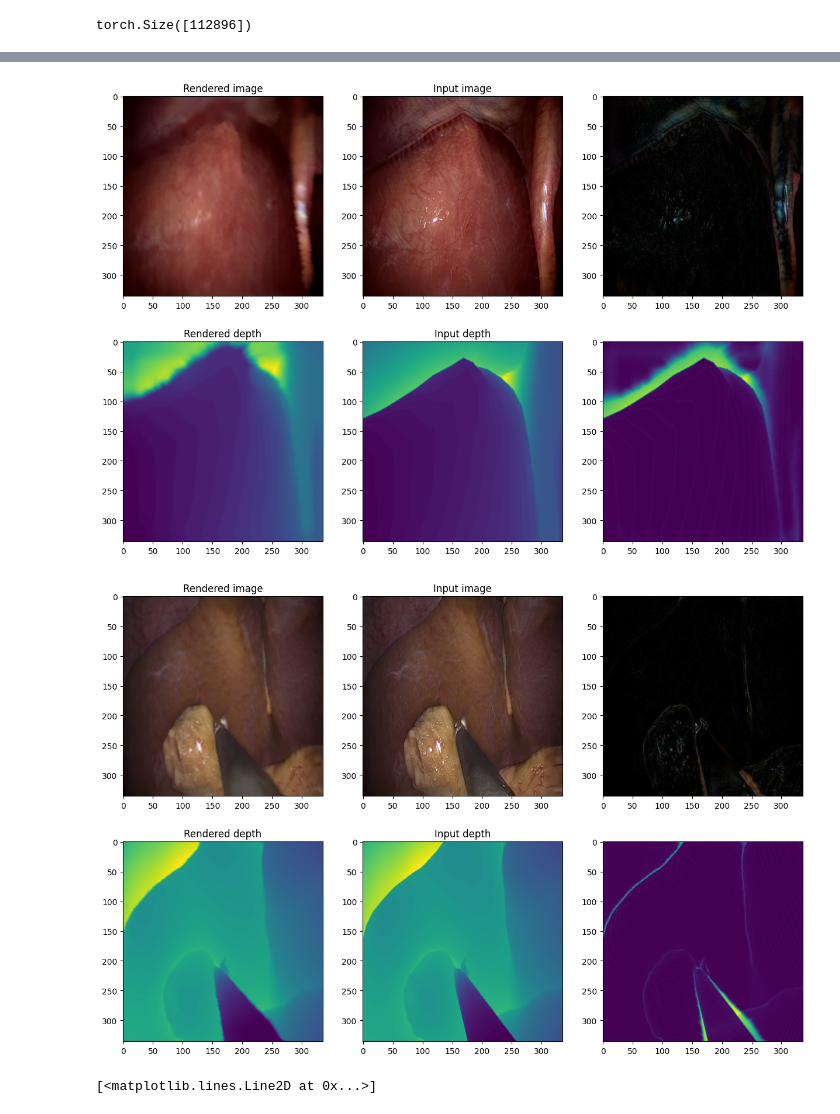
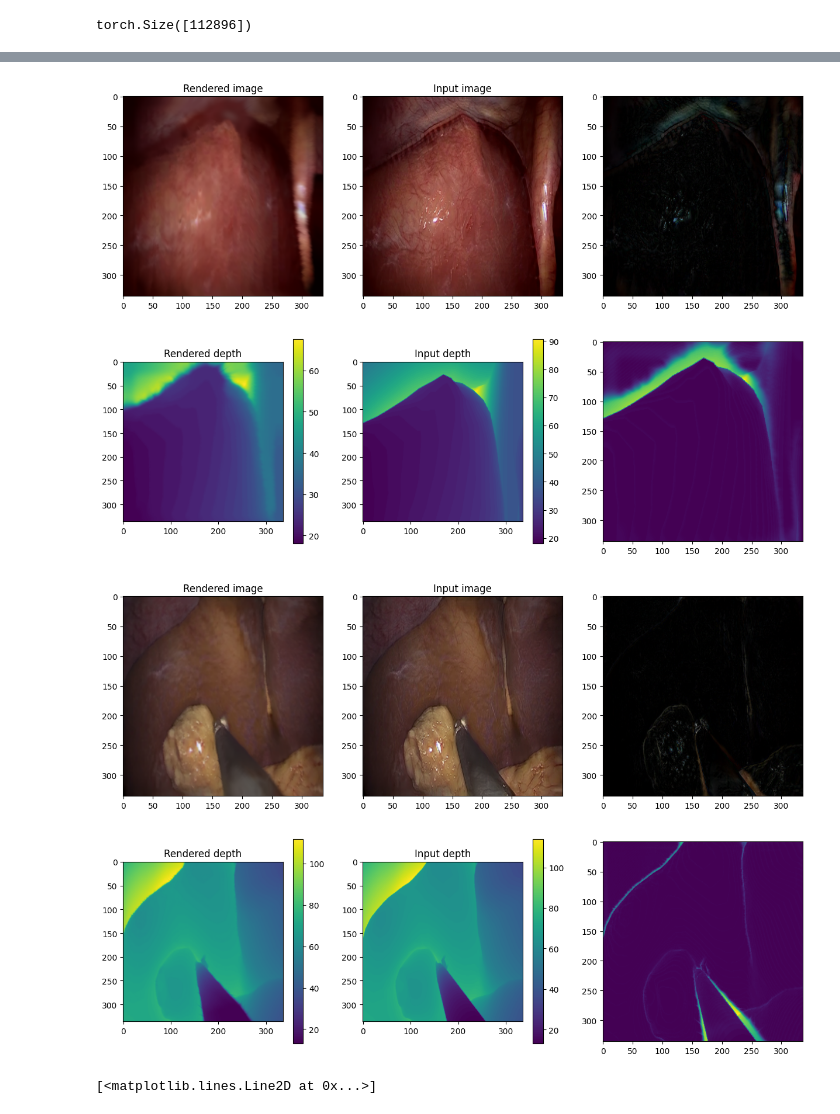
Before and after one commit to nasrelkad/SurgeSplam_deformation, a Jupyter notebook: test_grn.ipynb, the cells around one changed output, grey strips where cells are left out. Cells and saved outputs as stored; diff of their text form; code cells hidden in the pictures.

```diff
--- a/test_grn.ipynb
+++ b/test_grn.ipynb
@@ -732,37 +728,39 @@ for iter in range(10):
                             use_l1=True,ignore_outlier_depth_loss=True, tracking=False,mapping=True ,
                             plot_dir=None, visualize_tracking_loss=False,
                             tracking_iteration=0,GRN_input=True,plotting = False)
 
 
         optimizer.zero_grad()
         loss.backward()
         optimizer.step()
         losses_list.append(loss.item())
 
 
     if iter%9 == 0:
         rendervar = transformed_GRNparams2rendervar(params,params['means3D'])
         depth_sil_rendervar = transformed_GRNparams2depthplussilhouette(params, curr_data['w2c'],
                                                         params['means3D'])
         im, radius, _ = Renderer(raster_settings=curr_data['cam'])(**rendervar)
         depth_pred,_,_ = Renderer(raster_settings=curr_data['cam'])(**depth_sil_rendervar)
         diff = im.permute(1,2,0).cpu().detach()-color.permute(1,2,0).cpu().detach()
         fig,ax = plt.subplots(2,3,figsize = (15,10))
         ax[0,0].imshow(im.permute(1,2,0).cpu().detach())
         ax[0,0].set_title('Rendered image')
         ax[0,1].imshow(color.permute(1,2,0).cpu().detach())
         ax[0,1].set_title('Input image')
         ax[0,2].imshow(torch.abs(diff))
         # plt.show()
         diff = depth_pred[0,:,:].cpu().detach()-depth.squeeze().cpu().detach()
-        ax[1,0].imshow(depth_pred[0,:,:].cpu().detach())
+        im1 = ax[1,0].imshow(depth_pred[0,:,:].cpu().detach())
         ax[1,0].set_title('Rendered depth')
-        ax[1,1].imshow(depth.permute(1,2,0).cpu().detach())
+        plt.colorbar(im1,ax = ax[1,0])
+        im2 = ax[1,1].imshow(depth.permute(1,2,0).cpu().detach())
         ax[1,1].set_title('Input depth')
+        plt.colorbar(im2,ax = ax[1,1])
         ax[1,2].imshow(torch.abs(diff))
 # %% [output]
-[figure, old version]
+[figure, new version]
-[figure, old version]
+[figure, new version]
 # %%
 plt.plot(losses_list)
 # %% [output]
```
Also changed, not shown: parts of 10 cells of this notebook, 5 other files.
